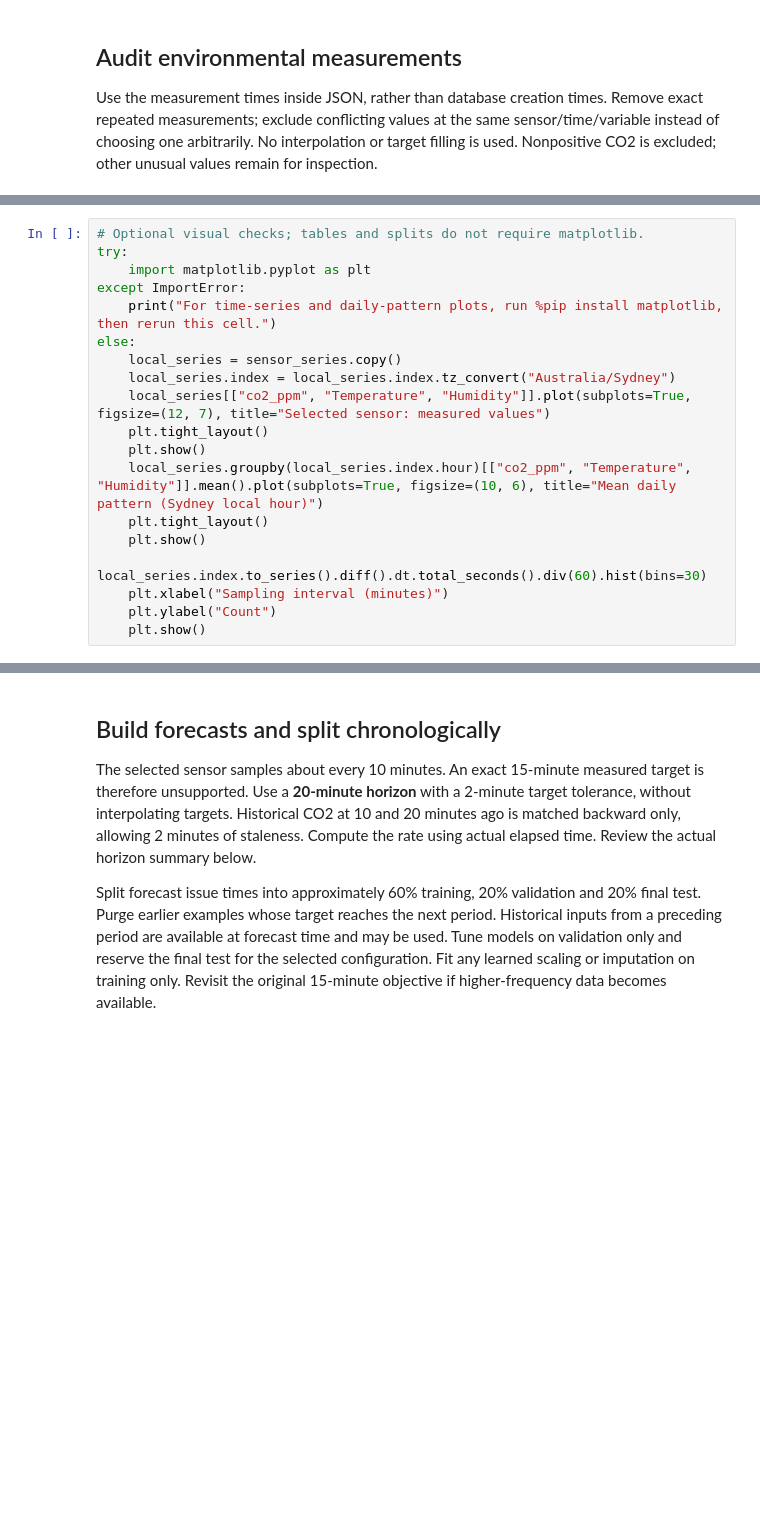
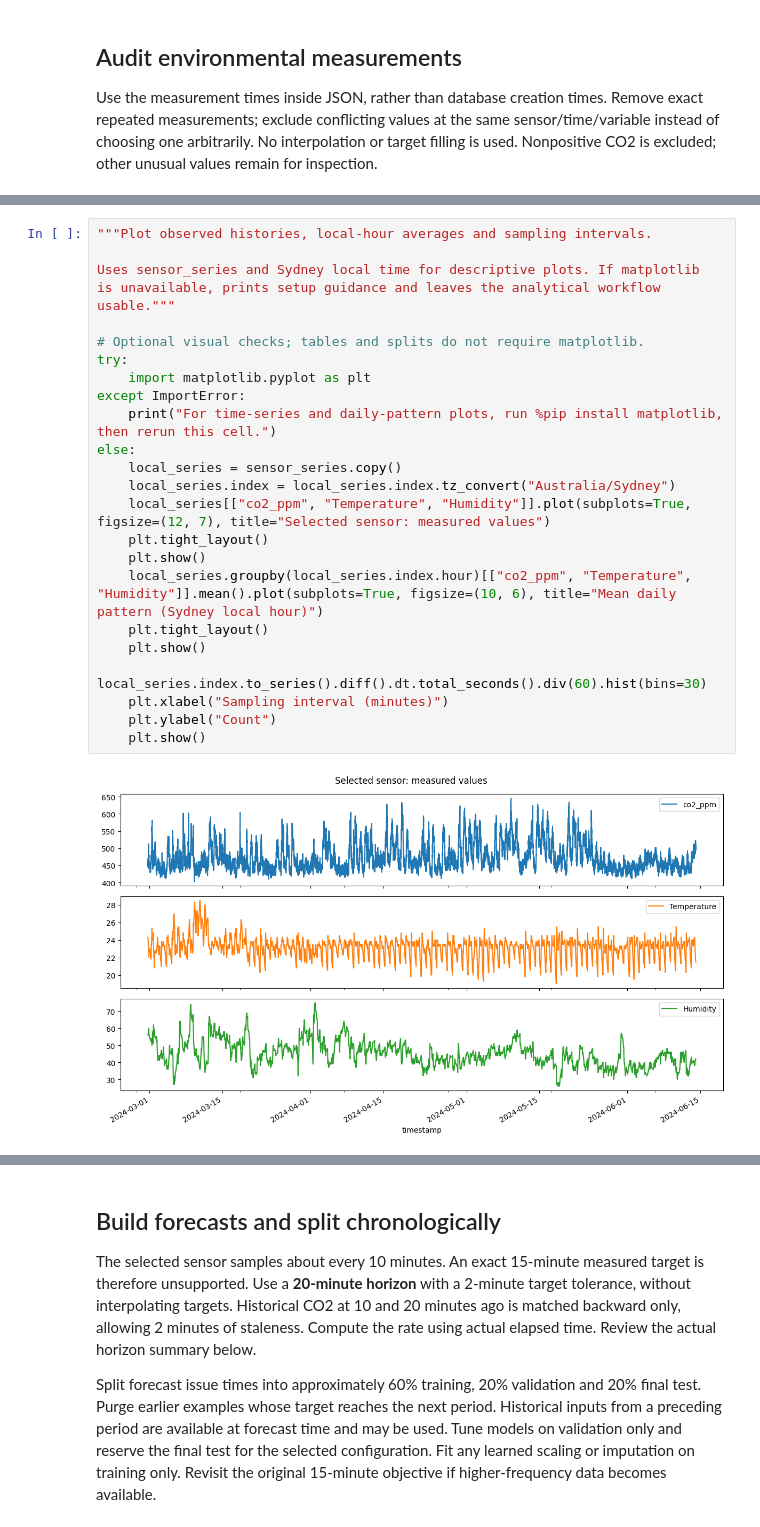
Before and after one commit to ericzhu227/MMA3001-Eric-Zhu, a Jupyter notebook: CO2_Forecasting.ipynb, the cells around one changed output, grey strips where cells are left out. Drawn from its saved outputs; the diff is of its cells as text; blank space fills up the shorter version.

```diff
--- a/CO2_Forecasting.ipynb
+++ b/CO2_Forecasting.ipynb
@@ -129,19 +220,26 @@ display(sensor_series[["co2_ppm", "Temperature", "Humidity"]].describe())
 # %%
+"""Plot observed histories, local-hour averages and sampling intervals.
+
+Uses sensor_series and Sydney local time for descriptive plots. If matplotlib
+is unavailable, prints setup guidance and leaves the analytical workflow usable."""
+
 # Optional visual checks; tables and splits do not require matplotlib.
 try:
     import matplotlib.pyplot as plt
 except ImportError:
     print("For time-series and daily-pattern plots, run %pip install matplotlib, then rerun this cell.")
 else:
     local_series = sensor_series.copy()
     local_series.index = local_series.index.tz_convert("Australia/Sydney")
     local_series[["co2_ppm", "Temperature", "Humidity"]].plot(subplots=True, figsize=(12, 7), title="Selected sensor: measured values")
     plt.tight_layout()
     plt.show()
     local_series.groupby(local_series.index.hour)[["co2_ppm", "Temperature", "Humidity"]].mean().plot(subplots=True, figsize=(10, 6), title="Mean daily pattern (Sydney local hour)")
     plt.tight_layout()
     plt.show()
     local_series.index.to_series().diff().dt.total_seconds().div(60).hist(bins=30)
     plt.xlabel("Sampling interval (minutes)")
     plt.ylabel("Count")
     plt.show()
+# %% [output]
+[figure, added]
```
Also changed, not shown: parts of 8 cells of this notebook, 7 other files.
